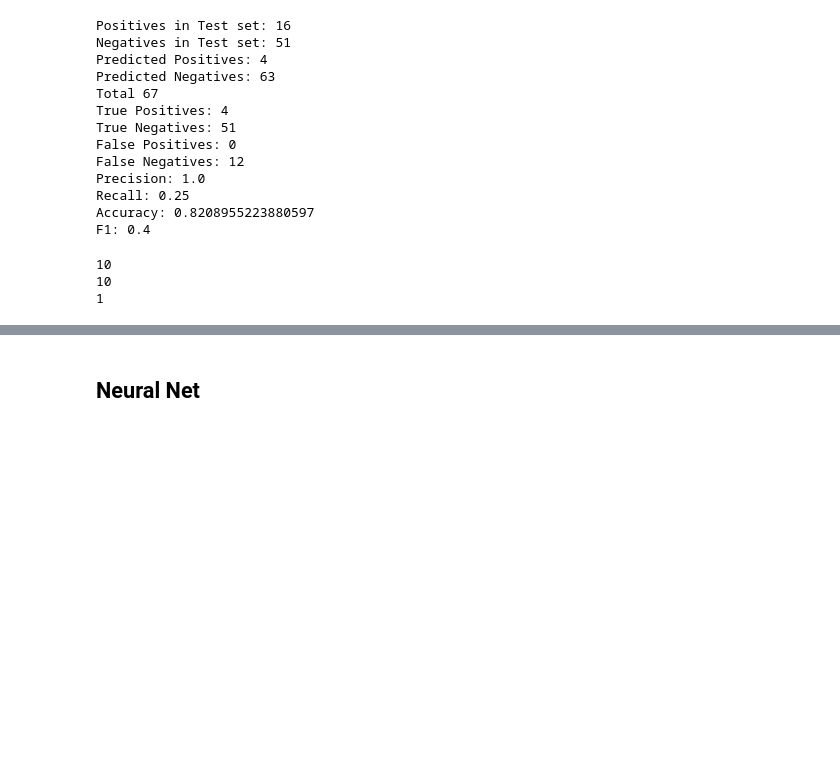
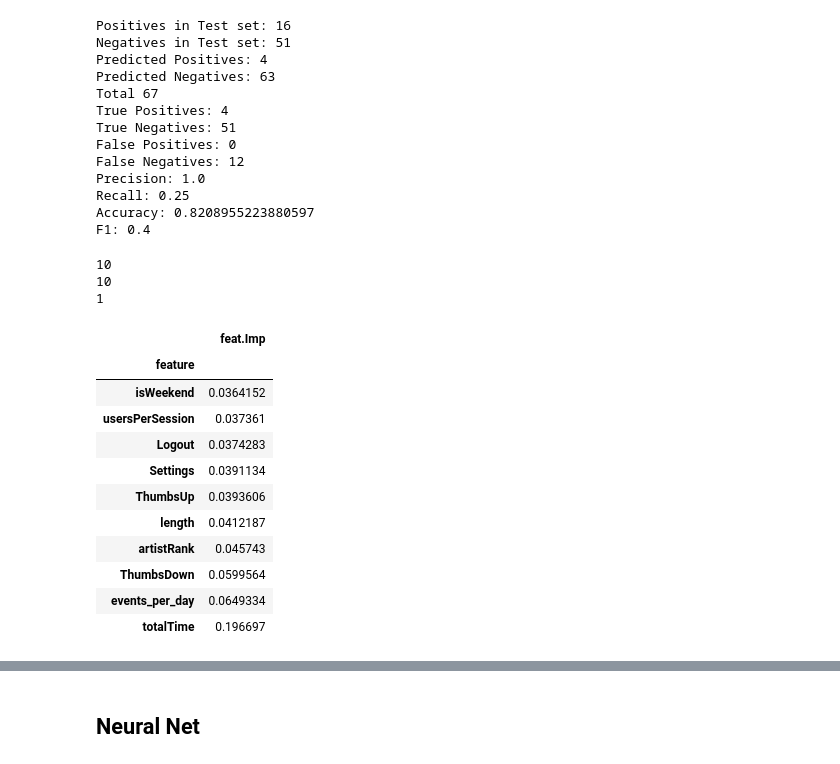
Before and after one commit to pedro-hf/sparkify, a Jupyter notebook: Sparkify.ipynb, the cells around one changed output, grey strips where cells are left out. Cells and saved outputs as stored; diff of their text form; code cells hidden in the pictures; blank space fills up the shorter version.

```diff
--- a/Sparkify.ipynb
+++ b/Sparkify.ipynb
@@ -883,3 +932,21 @@ print(bestModel_rf.stages[1]._java_obj.getMinInstancesPerNode())
 10
 10
 1
+# %%
+coefs = pd.DataFrame([features, list(bestModel_rf.stages[1].featureImportances)],
+                     index=['feature','feat.Imp']).T.set_index('feature').sort_values('feat.Imp')
+idx = list(coefs.index[-10:])
+coefs.loc[idx].style.bar(subset=['feat.Imp'], color=['#d65f5f', '#5fba7d'], align='mid')
+# %% [output]
+|  | feat.Imp |
+| feature |  |
+| isWeekend | 0.0364152 |
+| usersPerSession | 0.037361 |
+| Logout | 0.0374283 |
+| Settings | 0.0391134 |
+| ThumbsUp | 0.0393606 |
+| length | 0.0412187 |
+| artistRank | 0.045743 |
+| ThumbsDown | 0.0599564 |
+| events_per_day | 0.0649334 |
+| totalTime | 0.196697 |
```
Also changed, not shown: parts of 10 cells of this notebook, 5 other files.
